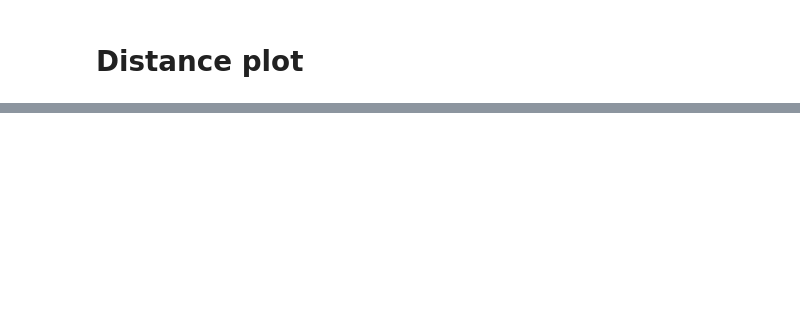
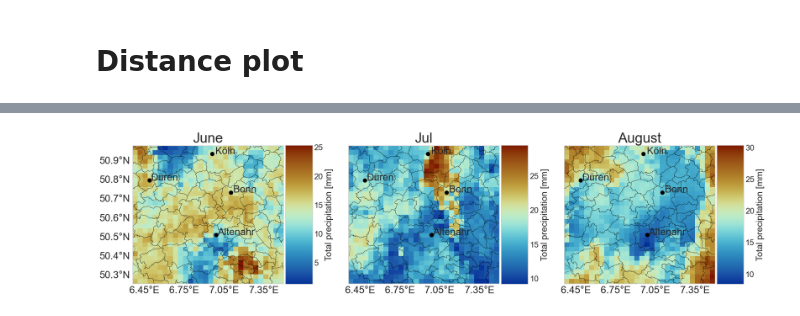
Before and after one commit to cbuelt/thesis, a Jupyter notebook: application/plots.ipynb, the cells around one changed output, grey strips where cells are left out. Drawn from its saved outputs; the diff is of its cells as text; code cells hidden in the pictures; blank space fills up the shorter version.

```diff
--- a/application/plots.ipynb
+++ b/application/plots.ipynb
@@ -384,0 +391,43 @@ plt.savefig(plot_path + f"spatial_extremal_coefficient.png", bbox_inches = "tigh
+# %%
+path = "../../data/application/"
+
+lons = np.linspace(6.38,7.48,30)
+lats = np.linspace(50.27,50.97,30)
+lon2d, lat2d = np.meshgrid(lons, lats)
+# %%
+june = pyreadr.read_r(path+f"simulations_June2022.RData")["simulated_field"].to_numpy()
+july = pyreadr.read_r(path+f"simulations_July2022.RData")["simulated_field"].to_numpy()
+august = pyreadr.read_r(path+f"simulations_August2022.RData")["simulated_field"].to_numpy()
+# %%
+data = np.concatenate([np.reshape(june, (30,30,-1)), np.reshape(july, (30,30,-1)), np.reshape(august, (30,30,-1))], axis = 2)
+data = data.reshape(30,30,10,3)
+# %%
+fig, axs = plt.subplots(1, 3, subplot_kw={'projection': ccrs.PlateCarree()},figsize=(22,5))
+months = ["June", "Jul", "August"]
+samples = [4,4,9]
+for i in range(3):
+    data_transformed = frech2gev(data[:,:,samples[i],i], year = 2022)
+    ger_shape = list(shpreader.Reader(path+"ger_shape/gadm41_DEU_3.shp").geometries())
+    axs[i].add_geometries(ger_shape, ccrs.PlateCarree(),
+                    edgecolor='black', facecolor = "None", lw = 0.3)
+    pcm = axs[i].pcolormesh(lons, lats, data_transformed)
+    cb = fig.colorbar(pcm, ax=axs[i],  pad = 0.01, shrink = 10, aspect = 5.14)
+    cb.set_label(label="Total precipitation [mm]",size=18)
+    cb.ax.tick_params(labelsize=16)
+    plot_cities(axs[i])
+    axs[i].set_title(f"{months[i]}", fontsize = fontsize)
+    gl = axs[i].gridlines(draw_labels=True)
+    gl.top_labels = False
+    gl.right_labels = False
+    gl.xlines = False
+    gl.ylines = False
+    if i > 0:
+        gl.left_labels = False
+    gl.xlabel_style = {'size': ticksize}
+    gl.ylabel_style = {'size': ticksize}
+    axs[i].set_aspect("auto")
+
+
+plt.savefig(plot_path + "2022_tp_estimates.png", bbox_inches = "tight")
+# %% [output]
+[figure, added]
```
Also changed, not shown: parts of 14 cells of this notebook, 5 other files.
